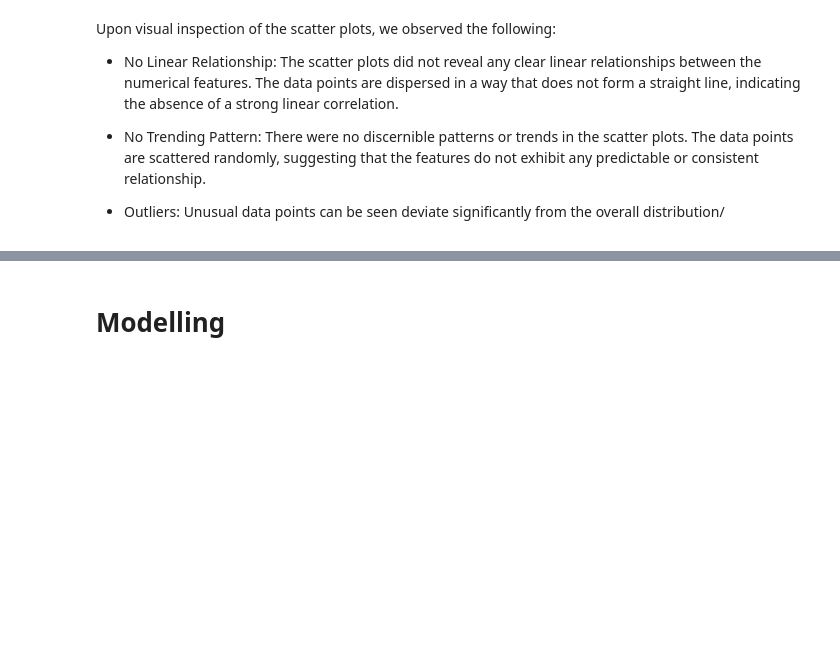
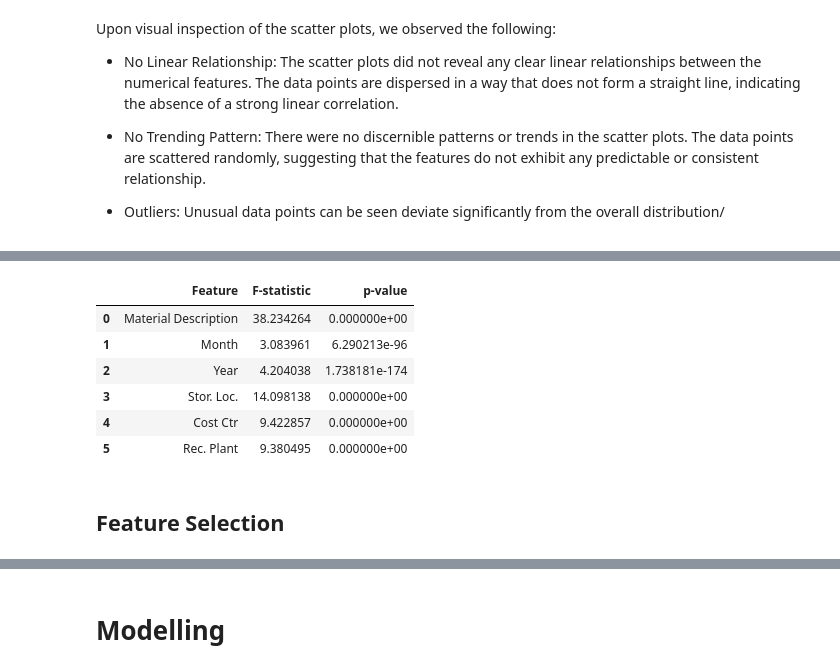
Before and after one commit to MaryVII/Inventory-Demand-Prediction, a Jupyter notebook: Inventory Demand Prediction.ipynb, the cells around one changed output, grey strips where cells are left out. Drawn from its saved outputs; the diff is of its cells as text; code cells hidden in the pictures; blank space fills up the shorter version.

```diff
--- a/Inventory Demand Prediction.ipynb
+++ b/Inventory Demand Prediction.ipynb
@@ -427,0 +436,39 @@ plt.show()
+# %%
+#Anova between categorical variables in X and continuous variable y
+#Define X and y
+import pandas as pd
+from sklearn.feature_selection import f_classif # Import the missing function
+import numpy as np
+
+X = increased_sample_df.loc[:, increased_sample_df.columns != 'GI/GR Qty']
+y = increased_sample_df['GI/GR Qty']
+
+anova_results = []  # Changed to a list
+
+# Iterate over categorical variables in X
+for cat_col in X.select_dtypes(include=['object']):
+    # Perform ANOVA F-test for each categorical variable
+    f_statistic, p_value = f_classif(np.array(increased_sample_df[cat_col].astype('category').cat.codes).reshape(-1, 1), y)
+
+    # Append the results to the list
+    anova_results.append({  # Now appending to a list
+        'Feature': cat_col,
+        'F-statistic': f_statistic[0],
+        'p-value': p_value[0]
+    })
+
+# Create a pandas DataFrame from the results
+anova_df = pd.DataFrame(anova_results)
+
+# Print the DataFrame as a table
+anova_df
+# %% [output]
+|  | Feature | F-statistic | p-value |
+| 0 | Material Description | 38.234264 | 0.000000e+00 |
+| 1 | Month | 3.083961 | 6.290213e-96 |
+| 2 | Year | 4.204038 | 1.738181e-174 |
+| 3 | Stor. Loc. | 14.098138 | 0.000000e+00 |
+| 4 | Cost Ctr | 9.422857 | 0.000000e+00 |
+| 5 | Rec. Plant | 9.380495 | 0.000000e+00 |
+# %% [markdown]
+## Feature Selection
```
Also changed, not shown: parts of 12 cells of this notebook.
